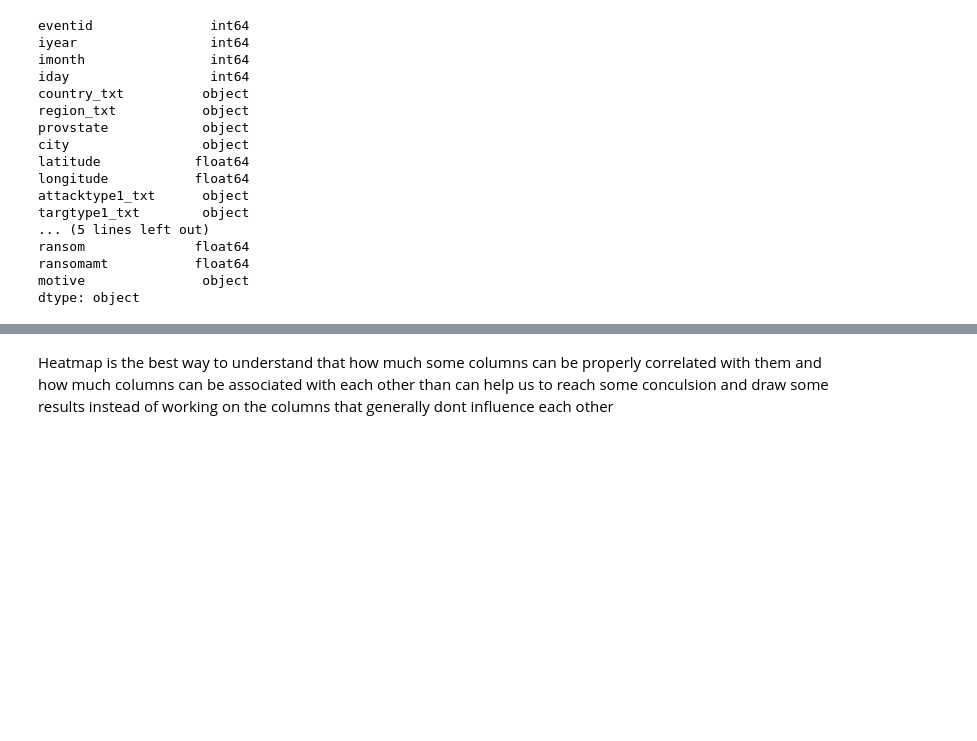
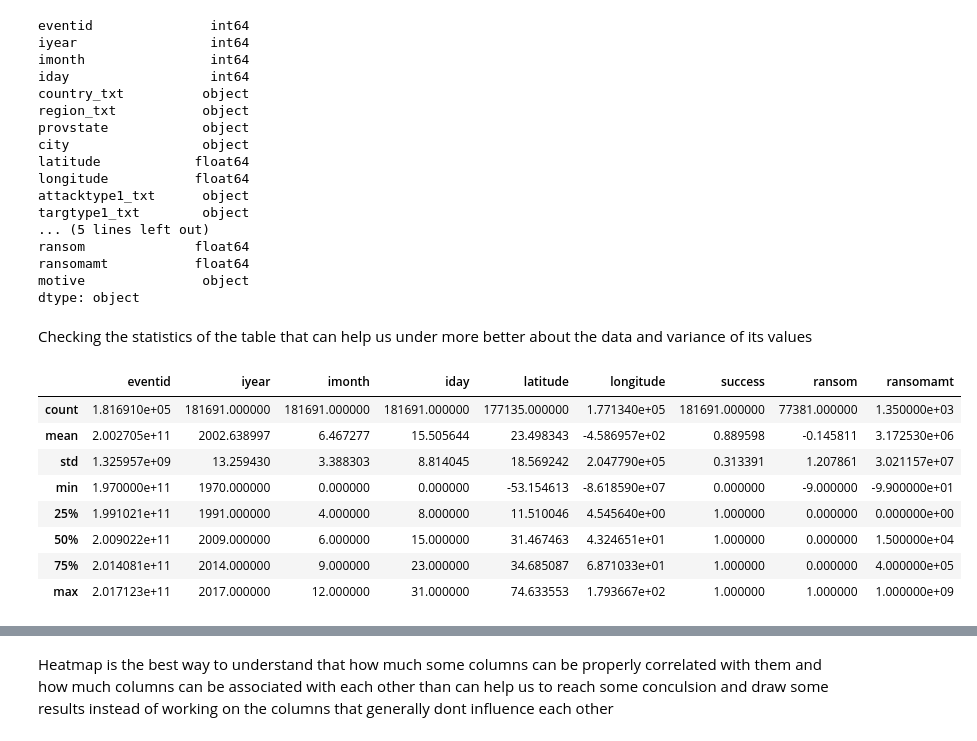
Before and after one commit to Kartikay001/global-terrorism-analysis, a Jupyter notebook: Global_Terrorism_Analysis_Capstone_Project.ipynb, the cells around one changed output, grey strips where cells are left out. Drawn from its saved outputs; the diff is of its cells as text; code cells hidden in the pictures; blank space fills up the shorter version.

```diff
--- a/Global_Terrorism_Analysis_Capstone_Project.ipynb
+++ b/Global_Terrorism_Analysis_Capstone_Project.ipynb
@@ -116,3 +116,19 @@ ransom              float64
 ransomamt           float64
 motive               object
 dtype: object
+# %% [markdown]
+Checking the statistics of the table that can help us under more better about the data and variance of its values
+# %%
+#Checking the statistics of the data
+stat=df.describe()
+stat
+# %% [output]
+|  | eventid | iyear | imonth | iday | latitude | longitude | success | ransom | ransomamt |
+| count | 1.816910e+05 | 181691.000000 | 181691.000000 | 181691.000000 | 177135.000000 | 1.771340e+05 | 181691.000000 | 77381.000000 | 1.350000e+03 |
+| mean | 2.002705e+11 | 2002.638997 | 6.467277 | 15.505644 | 23.498343 | -4.586957e+02 | 0.889598 | -0.145811 | 3.172530e+06 |
+| std | 1.325957e+09 | 13.259430 | 3.388303 | 8.814045 | 18.569242 | 2.047790e+05 | 0.313391 | 1.207861 | 3.021157e+07 |
+| min | 1.970000e+11 | 1970.000000 | 0.000000 | 0.000000 | -53.154613 | -8.618590e+07 | 0.000000 | -9.000000 | -9.900000e+01 |
+| 25% | 1.991021e+11 | 1991.000000 | 4.000000 | 8.000000 | 11.510046 | 4.545640e+00 | 1.000000 | 0.000000 | 0.000000e+00 |
+| 50% | 2.009022e+11 | 2009.000000 | 6.000000 | 15.000000 | 31.467463 | 4.324651e+01 | 1.000000 | 0.000000 | 1.500000e+04 |
+| 75% | 2.014081e+11 | 2014.000000 | 9.000000 | 23.000000 | 34.685087 | 6.871033e+01 | 1.000000 | 0.000000 | 4.000000e+05 |
+| max | 2.017123e+11 | 2017.000000 | 12.000000 | 31.000000 | 74.633553 | 1.793667e+02 | 1.000000 | 1.000000 | 1.000000e+09 |
```
Also changed, not shown: parts of 2 cells of this notebook.
